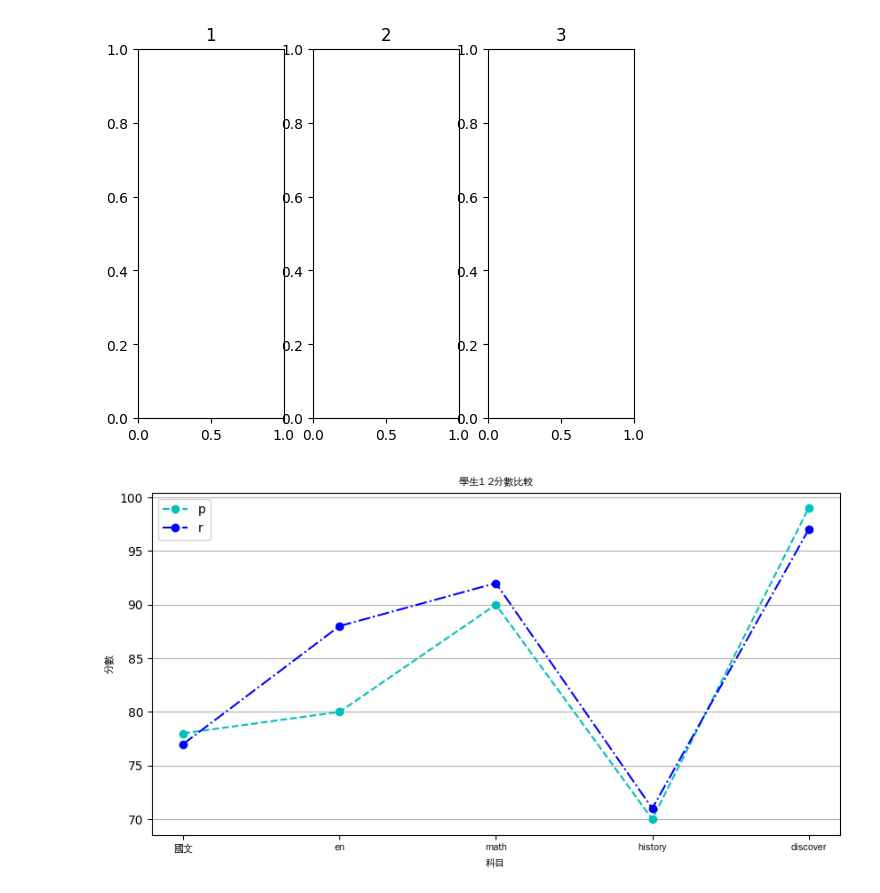
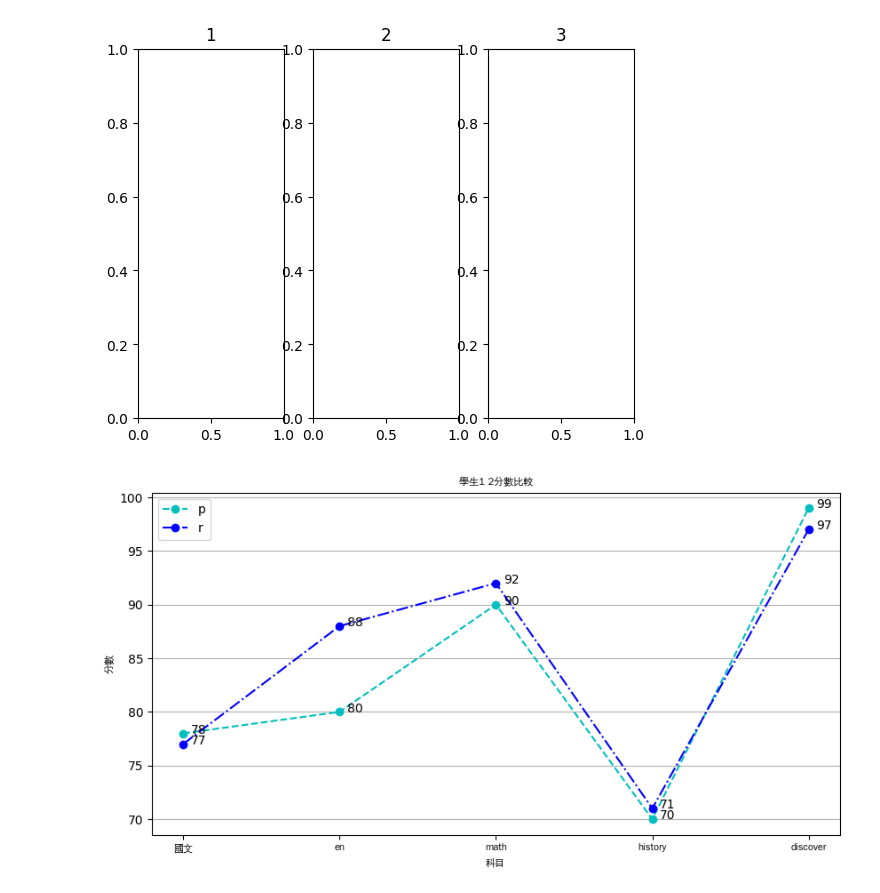
Before and after one commit to WUnienen/0729_24_AI, a Jupyter notebook: lesson13/lesson13_1.ipynb, the cells around one changed output. Saved outputs shown, nothing was run; the diff lists cells and outputs as text; code cells hidden in the pictures.

```diff
--- a/lesson13/lesson13_1.ipynb
+++ b/lesson13/lesson13_1.ipynb
@@ -37,31 +37,35 @@ plt.show()
 #
 #======
 #linux
 #安裝字型
 #sudo apt-get update -y
 #sudo apt-get install -y fonts-wqy-zenhei
 #linux字型路徑
 #font=FontProperties(fname='/usr/share/fonts/truetype/wqy/wqy-zenhei.ttc',size=8)
 
 import matplotlib.pyplot as plt
 from matplotlib.font_manager import FontProperties
 font=FontProperties(fname='/usr/share/fonts/truetype/wqy/wqy-zenhei.ttc',size=8)
 student1:dict[str,int]={'國文':78,'en':80,'math':90,'history':70,'discover':99}
 student2:dict[str,int]={'國文':77,'en':88,'math':92,'history':71,'discover':97}
 subject=list(student1.keys())
 sc1=list(student1.values())
 sc2=list(student2.values())
 
 figure=plt.figure(figsize=(10,5))
 axes=figure.add_subplot(1,1,1)
 axes.plot(subject,sc1,'co--',label='學生1')
 axes.plot(subject,sc2,'bo-.',label='學生2')
 axes.set_xticklabels(subject,fontproperties=font)
 axes.set_title('學生1 2分數比較',fontproperties=font)
 axes.set_xlabel('科目',fontproperties=font)
 axes.set_ylabel('分數',fontproperties=font)
 axes.legend('prop=font')
 axes.grid(axis='y')
+x_location=axes.get_xticks()
+for x in x_location:
+    axes.annotate(str(sc1[x]),(x+0.05,sc1[x]))
+    axes.annotate(str(sc2[x]),(x+0.05,sc2[x]))
 plt.show()
 # %% [output]
-[figure, old version]
+[figure, new version]
```
